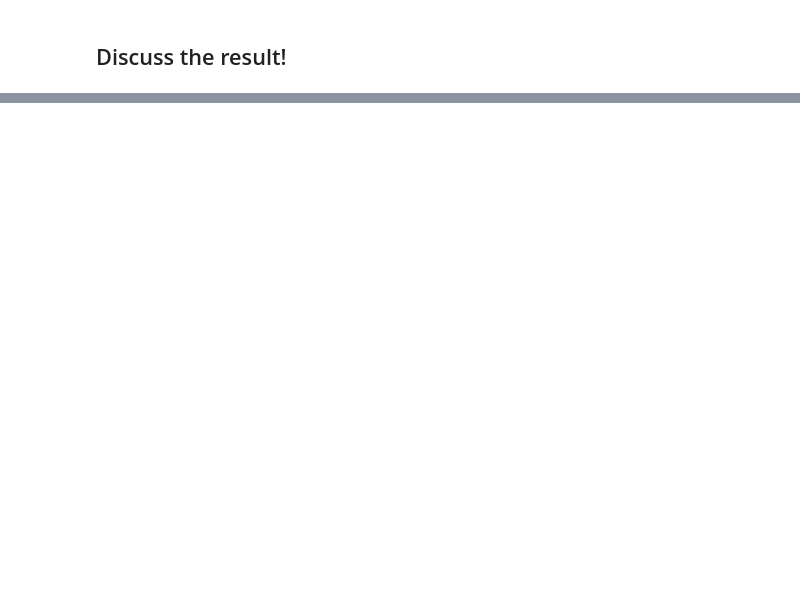
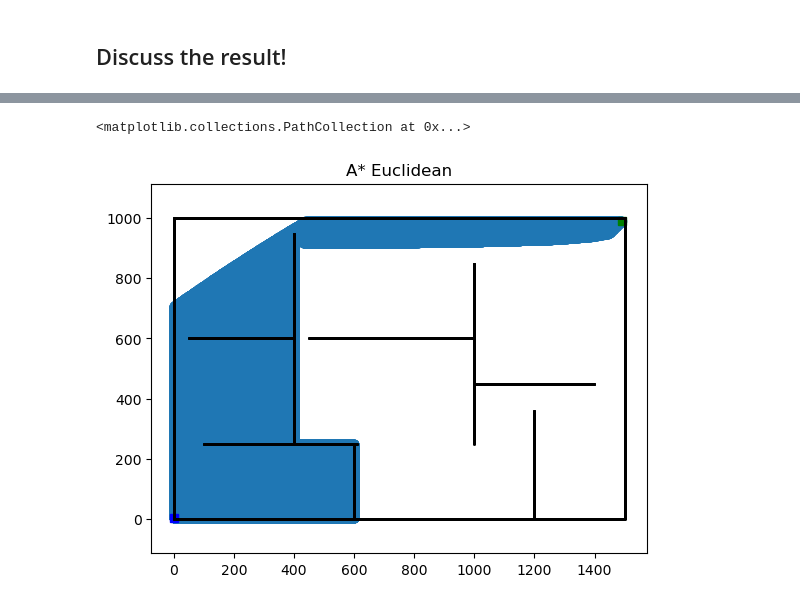
Before and after one commit to schollenkopf/MarineRoboticsTeam1, a Jupyter notebook: Training Sessions/TS3 Path Planning Notebook/exe1_search_based.ipynb, the cells around one changed output, grey strips where cells are left out. Saved outputs shown, nothing was run; the diff lists cells and outputs as text; code cells hidden in the pictures; blank space fills up the shorter version.

```diff
--- a/Training Sessions/TS3 Path Planning Notebook/exe1_search_based.ipynb
+++ b/Training Sessions/TS3 Path Planning Notebook/exe1_search_based.ipynb
@@ -138,0 +171,9 @@ plt.show()
+# %%
+plot_astar_e.plot_grid("A* Euclidean")
+visited_astar_e = np.array(visited_astar_e)
+X = visited_astar_e[:,0]
+Y = visited_astar_e[:,1]
+plt.scatter(X,Y)
+# %% [output]
+<matplotlib.collections.PathCollection at 0x...>
+[figure, added]
```
Also changed, not shown: parts of 12 cells of this notebook, 2 other files.
